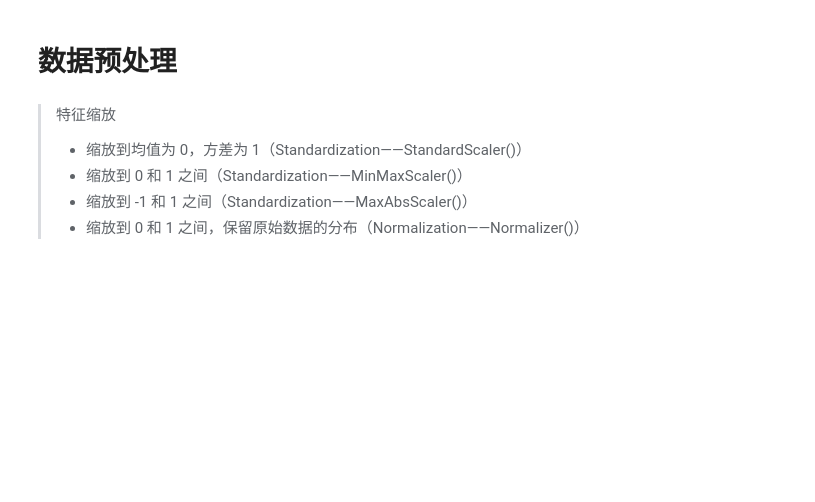
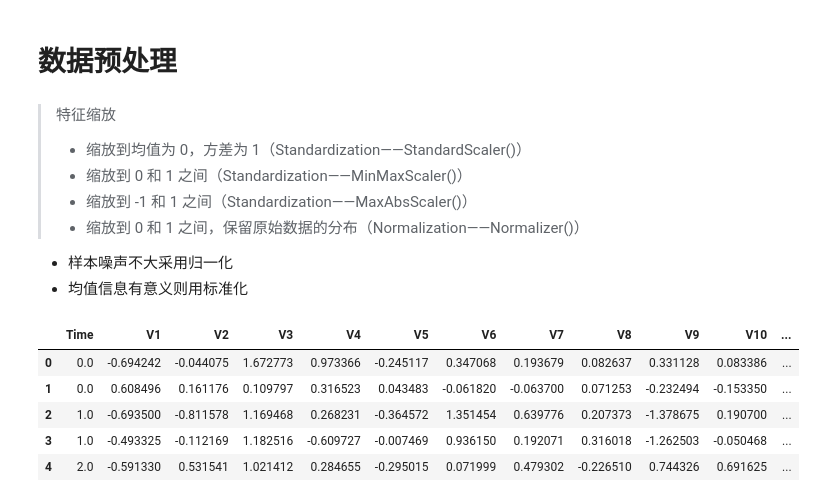
Before and after one commit to Giyn/CreditCardFraudDetection, a Jupyter notebook: EDA.ipynb, the cells around one changed output. Drawn from its saved outputs; the diff is of its cells as text; code cells hidden in the pictures; blank space fills up the shorter version.

Commit message:
chore: standardized data

```diff
--- a/EDA.ipynb
+++ b/EDA.ipynb
@@ -72,12 +62,26 @@ msno.matrix(raw_data, figsize=(16, 6))
 >- 缩放到 0 和 1 之间（Standardization——MinMaxScaler()）
 >- 缩放到 -1 和 1 之间（Standardization——MaxAbsScaler()）
 >- 缩放到 0 和 1 之间，保留原始数据的分布（Normalization——Normalizer()）
+
+- 样本噪声不大采用归一化
+- 均值信息有意义则用标准化
 # %%
 from sklearn.preprocessing import StandardScaler
 
 def standardize_features(data: pd.DataFrame):
     """Standardization for features"""
-    for feature in data.columns[1:-2]:
-        data[feature] = StandardScaler().fit_transform(data[feature].values.reshape(-1, 1))
+    scaler = StandardScaler()
+    for feature in data.columns[1:-1]:
+        data[feature] = scaler.fit_transform(data[feature].values.reshape(-1, 1))
 
     return data
+# %%
+standard_data = standardize_features(raw_data)
+standard_data.head()
+# %% [output]
+|  | Time | V1 | V2 | V3 | V4 | V5 | V6 | V7 | V8 | V9 | V10 | ... |
+| 0 | 0.0 | -0.694242 | -0.044075 | 1.672773 | 0.973366 | -0.245117 | 0.347068 | 0.193679 | 0.082637 | 0.331128 | 0.083386 | ... |
+| 1 | 0.0 | 0.608496 | 0.161176 | 0.109797 | 0.316523 | 0.043483 | -0.061820 | -0.063700 | 0.071253 | -0.232494 | -0.153350 | ... |
+| 2 | 1.0 | -0.693500 | -0.811578 | 1.169468 | 0.268231 | -0.364572 | 1.351454 | 0.639776 | 0.207373 | -1.378675 | 0.190700 | ... |
+| 3 | 1.0 | -0.493325 | -0.112169 | 1.182516 | -0.609727 | -0.007469 | 0.936150 | 0.192071 | 0.316018 | -1.262503 | -0.050468 | ... |
+| 4 | 2.0 | -0.591330 | 0.531541 | 1.021412 | 0.284655 | -0.295015 | 0.071999 | 0.479302 | -0.226510 | 0.744326 | 0.691625 | ... |
```
Also changed, not shown: parts of 1 cell of this notebook.
